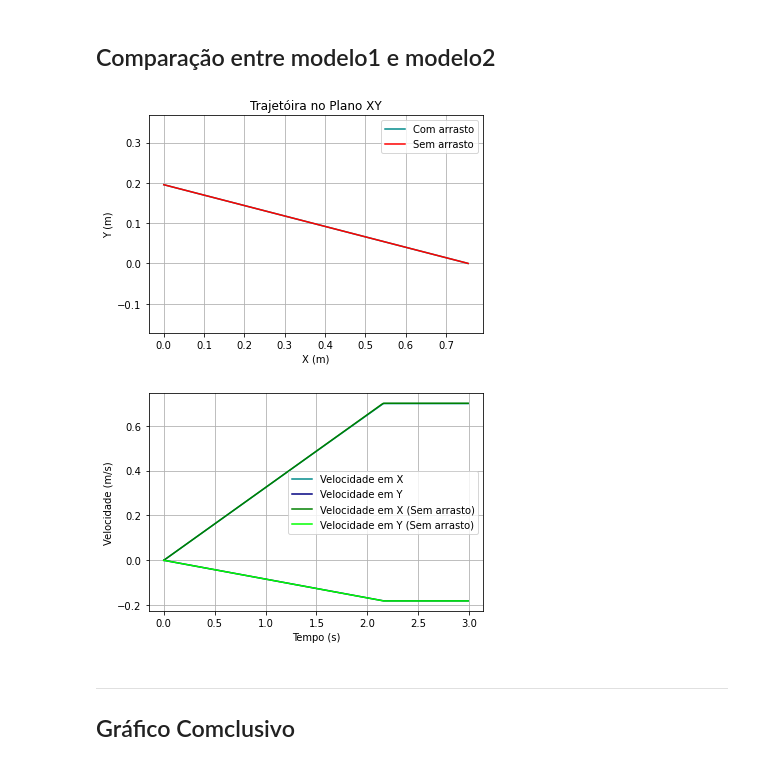
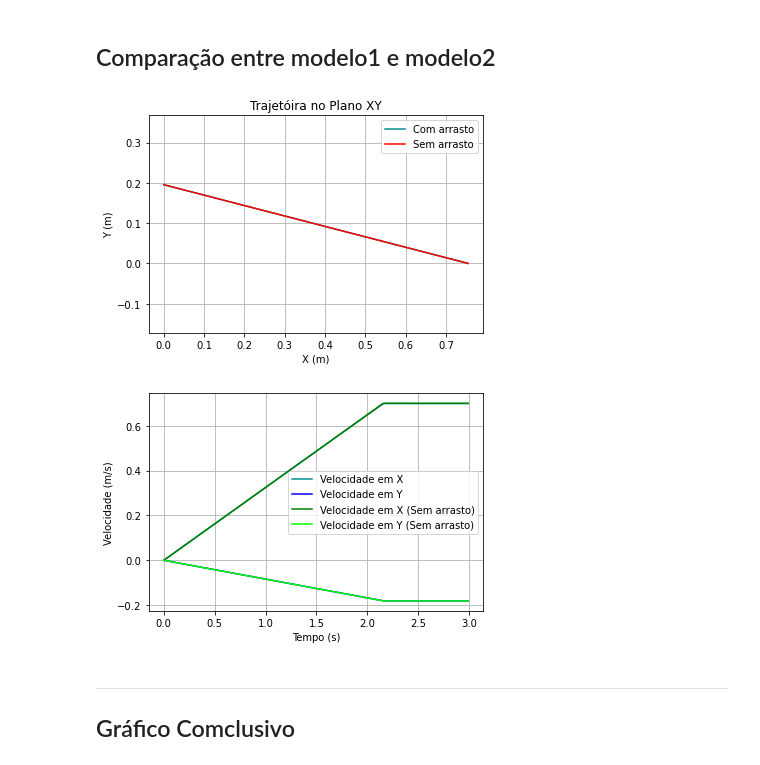
Before and after one commit to pedroivoal/Modsim-P3, a Jupyter notebook: Implementação/modelo.ipynb, the cells around one changed output. Drawn from its saved outputs; the diff is of its cells as text; code cells hidden in the pictures.

```diff
--- a/Implementação/modelo.ipynb
+++ b/Implementação/modelo.ipynb
@@ -207,33 +207,33 @@ velocidade2.savefig('5.velocidade2.png',  format = 'png', dpi = 1080)
 # %%
 # Trajetória no plano XY
 comparaçãoXY, ax = plt.subplots()
 plt.plot(L_x1, L_y1, 'darkcyan', label = 'Com arrasto')
 plt.plot(L_x2, L_y2, 'r', label = 'Sem arrasto')
 plt.axis('equal')
 plt.legend()
 plt.title('Trajetóira no Plano XY')
 plt.xlabel('X (m)')
 plt.ylabel('Y (m)')
 plt.grid(True)
 plt.show()
 comparaçãoXY.savefig('6.comparaçãoXY.png',  format = 'png', dpi = 1080)
 
 # Velocidade
 comparaçãov, ax = plt.subplots()
 plt.plot(L_t, L_vx1, 'darkcyan', label = 'Velocidade em X')
-plt.plot(L_t, L_vy1, 'navy', label = 'Velocidade em Y')
+plt.plot(L_t, L_vy1, 'blue', label = 'Velocidade em Y')
 plt.plot(L_t, L_vx2, 'g', label = 'Velocidade em X (Sem arrasto)')
 plt.plot(L_t, L_vy2, 'lime', label = 'Velocidade em Y (Sem arrasto)')
 plt.legend()
 plt.title('')
 plt.xlabel('Tempo (s)')
 plt.ylabel('Velocidade (m/s)')
 plt.grid(True)
 plt.show()
 comparaçãov.savefig('7.comparaçãov.png',  format = 'png', dpi = 1080)
 # %% [output]
 [figure]
-[figure, old version]
+[figure, new version]
 # %% [markdown]
 ----
 ## Gráfico Comclusivo
```
Also changed, not shown: parts of 1 cell of this notebook, 10 other files.
